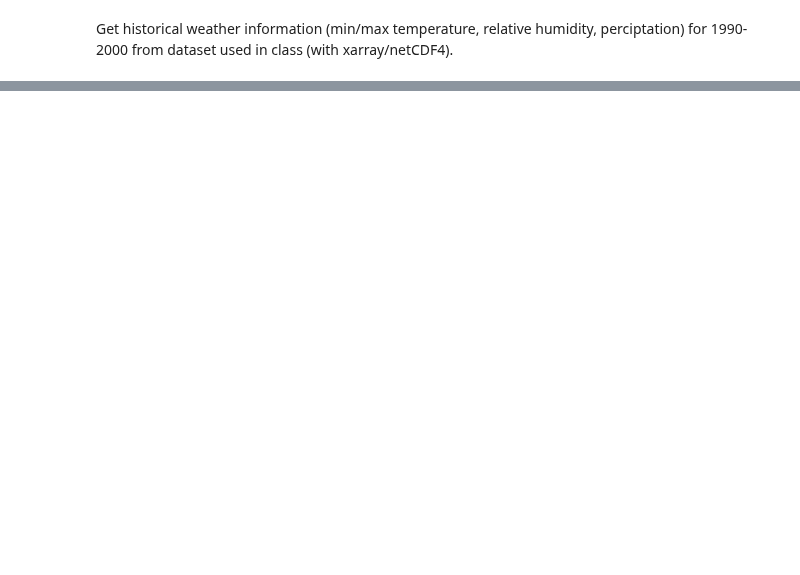
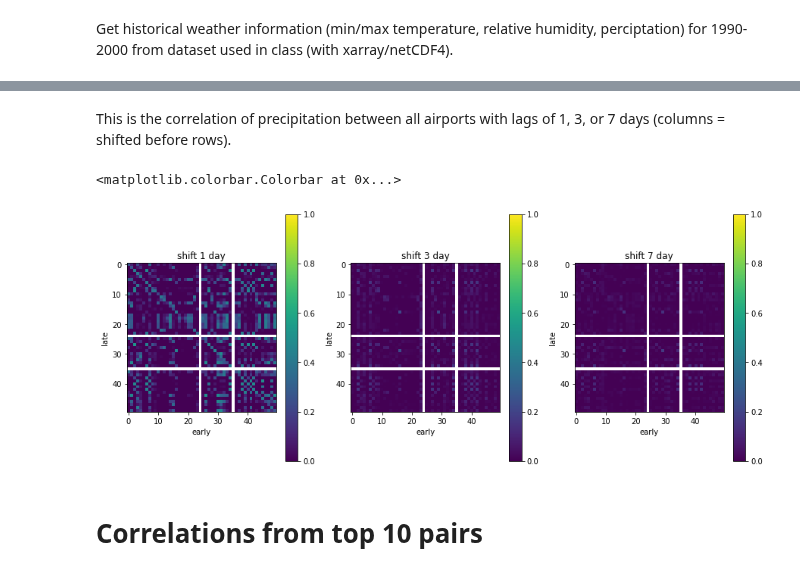
Before and after one commit to zbalewski/python-ay250-homework, a Jupyter notebook: hw_5/hw_5.ipynb, the cells around one changed output, grey strips where cells are left out. Saved outputs shown, nothing was run; the diff lists cells and outputs as text; code cells hidden in the pictures; blank space fills up the shorter version.

```diff
--- a/hw_5/hw_5.ipynb
+++ b/hw_5/hw_5.ipynb
@@ -141,0 +222,44 @@ This method is pretty slow... there has to be a better way to flatten the weathe
+# %% [markdown]
+This is the correlation of precipitation between all airports with lags of 1, 3, or 7 days (columns = shifted before rows).
+# %%
+corr1 = np.zeros((50, 50))
+corr3 = np.zeros((50, 50))
+corr7 = np.zeros((50, 50))
+
+for p1 in range(50):
+    for p2 in range(50):
+        corr1[p1, p2] = np.corrcoef(airport_weather["precipitation"][p1,1:],
+                                    airport_weather["precipitation"][p2,:-1])[0,1]
+for p1 in range(50):
+    for p2 in range(50):
+        corr3[p1, p2] = np.corrcoef(airport_weather["precipitation"][p1,3:],
+                                    airport_weather["precipitation"][p2,:-3])[0,1]
+
+for p1 in range(50):
+    for p2 in range(50):
+        corr7[p1, p2] = np.corrcoef(airport_weather["precipitation"][p1,7:],
+                                    airport_weather["precipitation"][p2,:-7])[0,1]
+fig = plt.figure(figsize=(15, 6))
+
+ax = fig.add_subplot(1,3,1)
+c = ax.imshow(corr1, cmap="viridis", vmin=0, vmax=1)
+ax.title.set_text('shift 1 day')
+ax.set(xlabel='early', ylabel='late')
+fig.colorbar(c)
+
+ax = fig.add_subplot(1,3,2)
+c = ax.imshow(corr3, cmap="viridis", vmin=0, vmax=1)
+ax.title.set_text('shift 3 day')
+ax.set(xlabel='early', ylabel='late')
+fig.colorbar(c)
+
+ax = fig.add_subplot(1,3,3)
+c = ax.imshow(corr7, cmap="viridis", vmin=0, vmax=1)
+ax.title.set_text('shift 7 day')
+ax.set(xlabel='early', ylabel='late')
+fig.colorbar(c)
+# %% [output]
+<matplotlib.colorbar.Colorbar at 0x...>
+[figure, added]
+# %% [markdown]
+# Correlations from top 10 pairs
```
Also changed, not shown: parts of 37 cells of this notebook.
